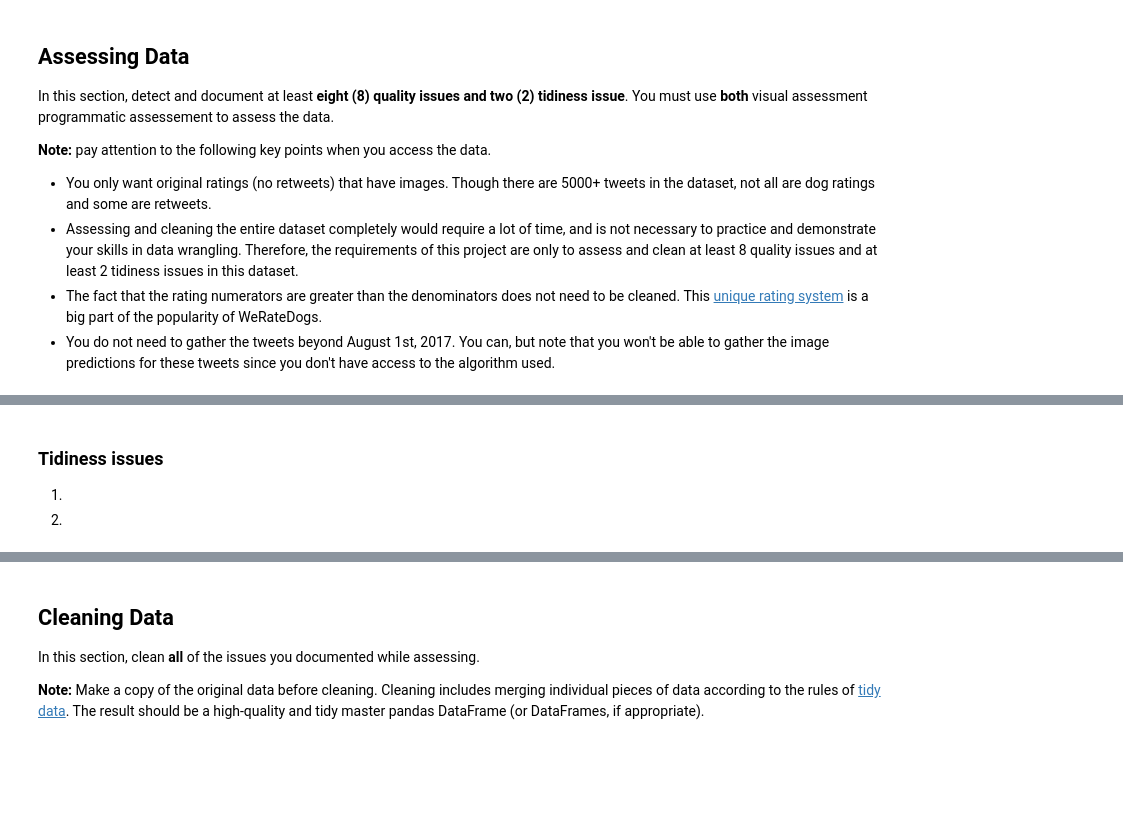
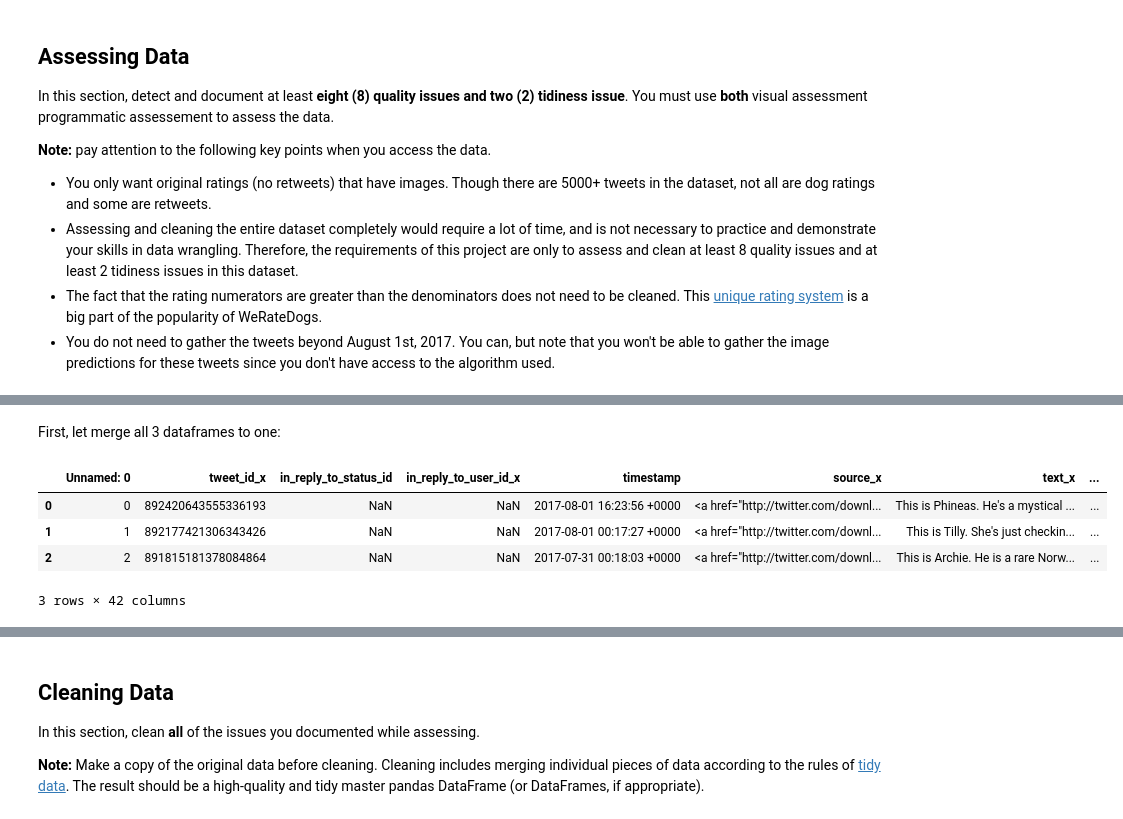
Before and after one commit to mikleg/Wrangle_analyse_data_WeRateDogs, a Jupyter notebook: wrangle_act.ipynb, the cells around one changed output, grey strips where cells are left out. Cells and saved outputs as stored; diff of their text form; code cells hidden in the pictures; blank space fills up the shorter version.

```diff
--- a/wrangle_act.ipynb
+++ b/wrangle_act.ipynb
@@ -250,5 +231,2 @@ programmatic assessement to assess the data.
-# %% [markdown]
-### Tidiness issues
-1.
-
-2.
+# %% [markdown]
+First, let merge all 3 dataframes to one:
@@ -254,0 +240,8 @@ programmatic assessement to assess the data.
+# %%
+master_df.head(3)
+# %% [output]
+|  | Unnamed: 0 | tweet_id_x | in_reply_to_status_id | in_reply_to_user_id_x | timestamp | source_x | text_x | ... |
+| 0 | 0 | 892420643555336193 | NaN | NaN | 2017-08-01 16:23:56 +0000 | <a href="http://twitter.com/downl... | This is Phineas. He's a mystical ... | ... |
+| 1 | 1 | 892177421306343426 | NaN | NaN | 2017-08-01 00:17:27 +0000 | <a href="http://twitter.com/downl... | This is Tilly. She's just checkin... | ... |
+| 2 | 2 | 891815181378084864 | NaN | NaN | 2017-07-31 00:18:03 +0000 | <a href="http://twitter.com/downl... | This is Archie. He is a rare Norw... | ... |
+3 rows × 42 columns
```
Also changed, not shown: parts of 18 cells of this notebook.
